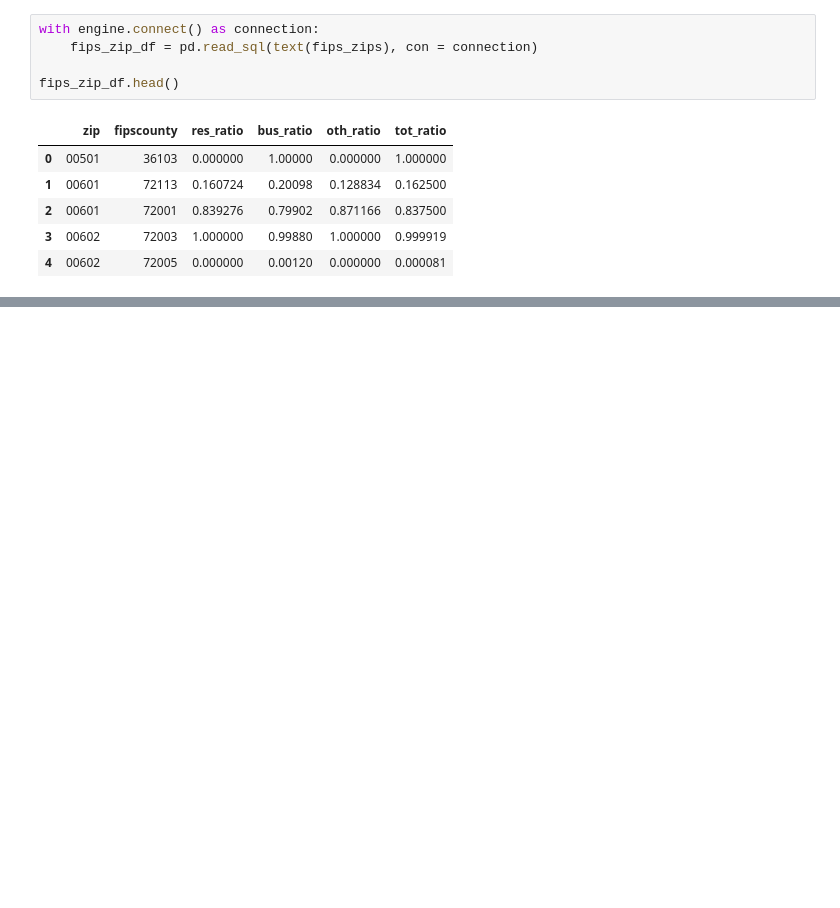
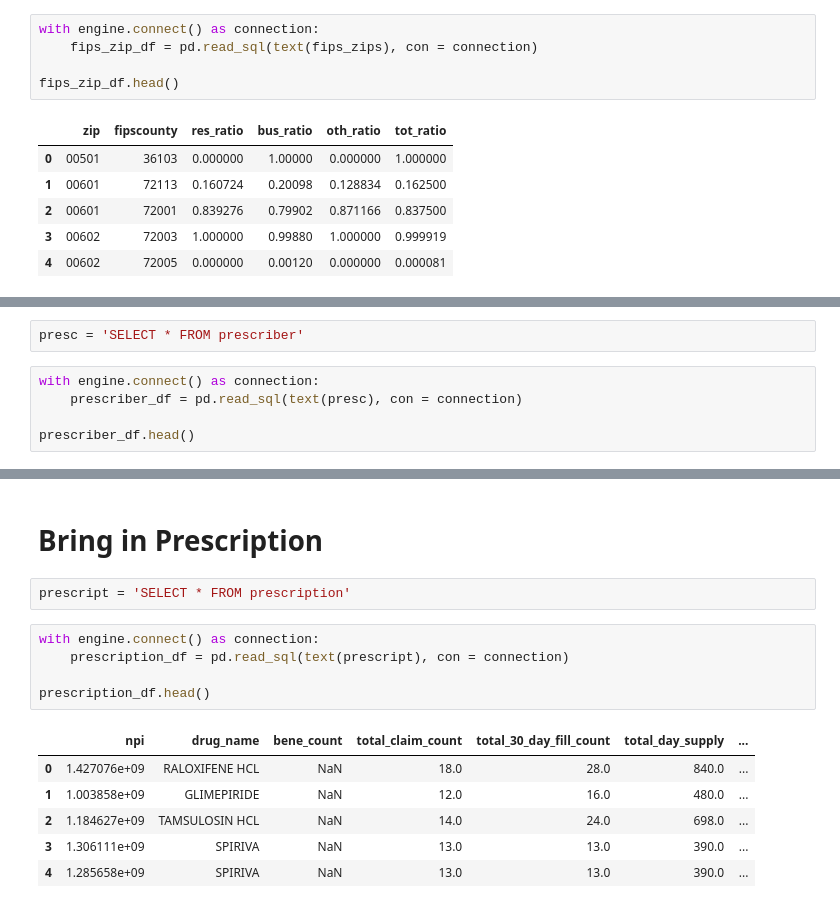
Before and after one commit to NSS-Data-Analytics-Cohort-14/prescribers-python-da14-too-legit-to-git, a Jupyter notebook: notebooks/perscribers_2.ipynb, the cells around one changed output, grey strips where cells are left out. Cells and saved outputs as stored; diff of their text form; blank space fills up the shorter version.

```diff
--- a/notebooks/perscribers_2.ipynb
+++ b/notebooks/perscribers_2.ipynb
@@ -156,0 +170,7 @@ fips_zip_df.head()
+# %%
+presc = 'SELECT * FROM prescriber'
+# %%
+with engine.connect() as connection:
+    prescriber_df = pd.read_sql(text(presc), con = connection)
+
+prescriber_df.head()
@@ -156,0 +194,16 @@ fips_zip_df.head()
+# %% [markdown]
+# Bring in Prescription
+# %%
+prescript = 'SELECT * FROM prescription'
+# %%
+with engine.connect() as connection:
+    prescription_df = pd.read_sql(text(prescript), con = connection)
+
+prescription_df.head()
+# %% [output]
+|  | npi | drug_name | bene_count | total_claim_count | total_30_day_fill_count | total_day_supply | ... |
+| 0 | 1.427076e+09 | RALOXIFENE HCL | NaN | 18.0 | 28.0 | 840.0 | ... |
+| 1 | 1.003858e+09 | GLIMEPIRIDE | NaN | 12.0 | 16.0 | 480.0 | ... |
+| 2 | 1.184627e+09 | TAMSULOSIN HCL | NaN | 14.0 | 24.0 | 698.0 | ... |
+| 3 | 1.306111e+09 | SPIRIVA | NaN | 13.0 | 13.0 | 390.0 | ... |
+| 4 | 1.285658e+09 | SPIRIVA | NaN | 13.0 | 13.0 | 390.0 | ... |
```
Also changed, not shown: parts of 25 cells of this notebook.
